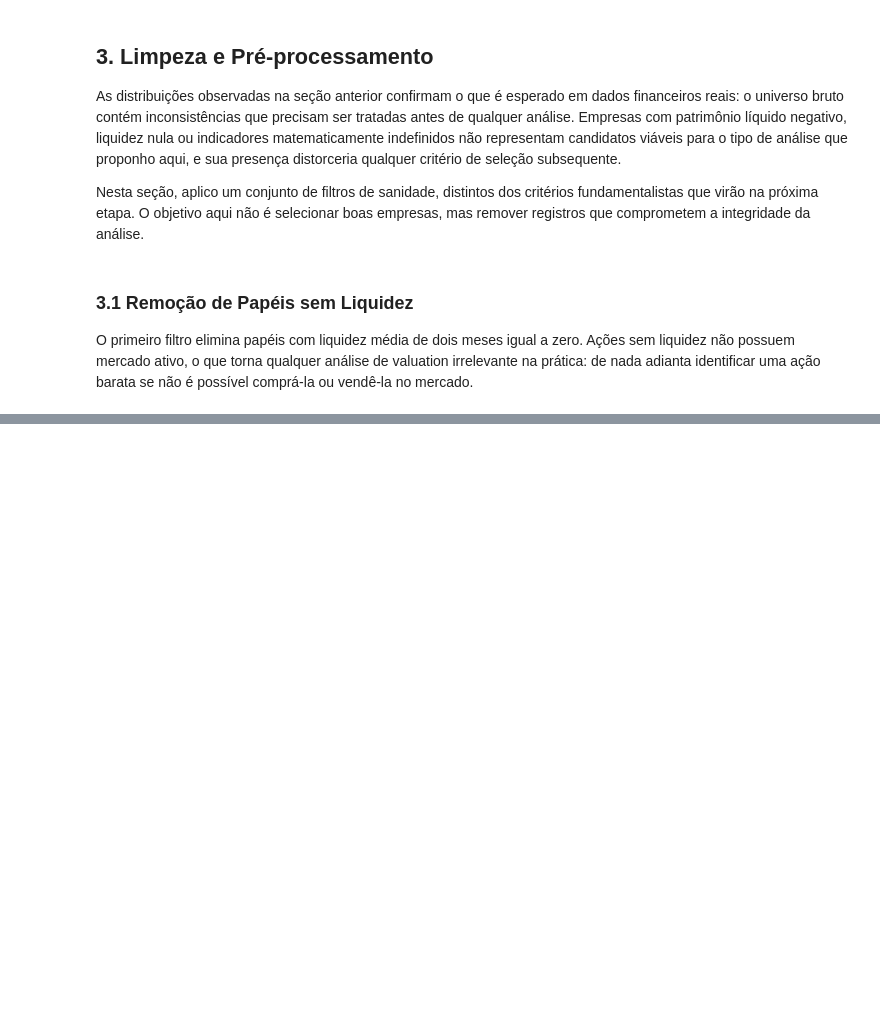
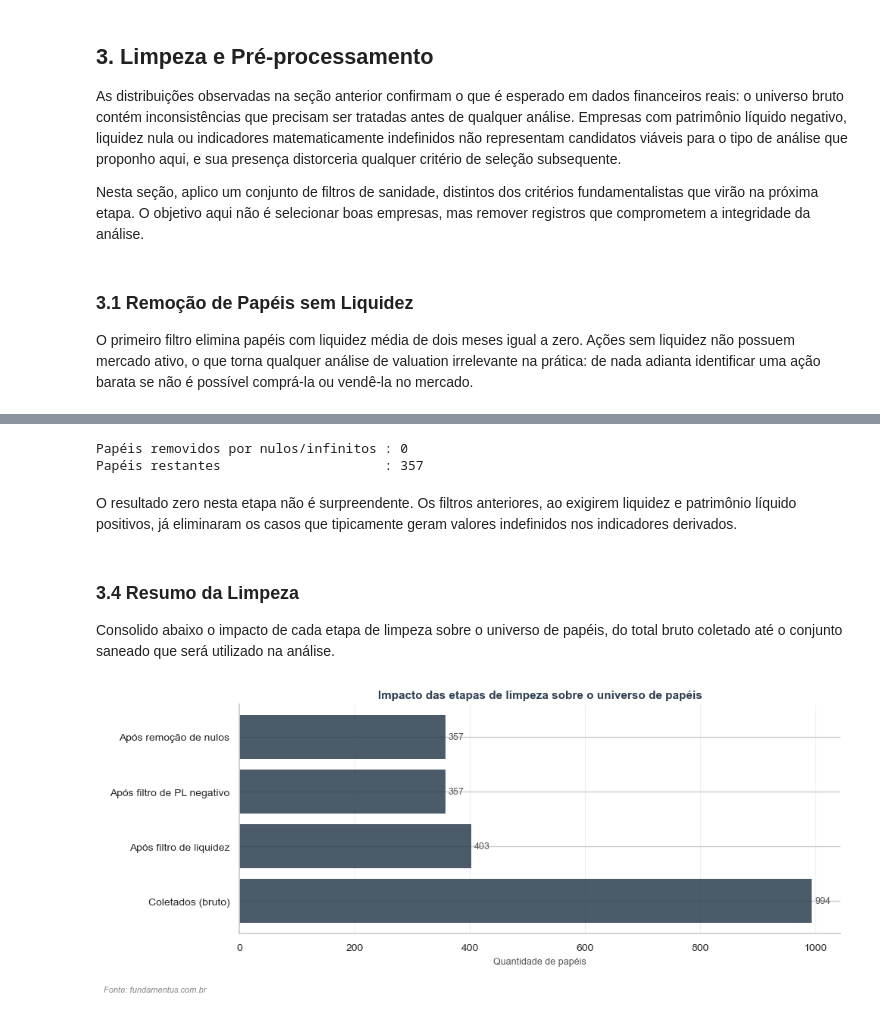
Before and after one commit to esscova/financas-quantitativas, a Jupyter notebook: Filtrando indicadores fundamentalistas de ações com Python/analisando_indicadores_fundamentalistas.ipynb, the cells around one changed output, grey strips where cells are left out. Cells and saved outputs as stored; diff of their text form; code cells hidden in the pictures; blank space fills up the shorter version.

Commit message:
feat: finalizar secao de limpeza e preprocessamento

```diff
--- a/Filtrando indicadores fundamentalistas de ações com Python/analisando_indicadores_fundamentalistas.ipynb
+++ b/Filtrando indicadores fundamentalistas de ações com Python/analisando_indicadores_fundamentalistas.ipynb
@@ -321,0 +379,58 @@ se não é possível comprá-la ou vendê-la no mercado.
+# %%
+antes = len(df)
+
+df = df.replace([float('inf'), float('-inf')], pd.NA)
+df = df.dropna(subset=['P/L', 'P/VP', 'ROE', 'Div.Yield', 'ROIC', 'EV/EBITDA'])
+
+print(f"Papéis removidos por nulos/infinitos : {antes - len(df)}")
+print(f"Papéis restantes                     : {len(df)}")
+# %% [output]
+Papéis removidos por nulos/infinitos : 0
+Papéis restantes                     : 357
+# %% [markdown]
+O resultado zero nesta etapa não é surpreendente. Os filtros anteriores,
+ao exigirem liquidez e patrimônio líquido positivos, já eliminaram os casos
+que tipicamente geram valores indefinidos nos indicadores derivados.
+# %% [markdown]
+### 3.4 Resumo da Limpeza
+
+Consolido abaixo o impacto de cada etapa de limpeza sobre o universo de papéis,
+do total bruto coletado até o conjunto saneado que será utilizado na análise.
+# %%
+etapas = {
+    'Coletados (bruto)'          : 994,
+    'Após filtro de liquidez'    : 403,
+    'Após filtro de PL negativo' : 357,
+    'Após remoção de nulos'      : 357,
+}
+
+fig, ax = plt.subplots(figsize=(10, 4))
+
+barras = ax.barh(
+    list(etapas.keys()),
+    list(etapas.values()),
+    color=COR_BARRA, alpha=0.85, edgecolor='none'
+)
+
+for barra in barras:
+    largura = barra.get_width()
+    ax.text(largura + 5, barra.get_y() + barra.get_height() / 2,
+            f'{int(largura)}', va='center', fontsize=9, color='#555555')
+
+ax.set_xlabel('Quantidade de papéis', **FONTE_EIXO)
+ax.set_title('Impacto das etapas de limpeza sobre o universo de papéis',
+             **FONTE_TITULO)
+ax.xaxis.grid(True, color=COR_GRID, linewidth=0.8)
+ax.set_axisbelow(True)
+ax.spines['top'].set_visible(False)
+ax.spines['right'].set_visible(False)
+ax.spines['left'].set_color('#cccccc')
+ax.spines['bottom'].set_color('#cccccc')
+
+fig.text(0.01, -0.04, 'Fonte: fundamentus.com.br',
+         fontsize=8, color='#888888', style='italic')
+
+plt.tight_layout()
+plt.show()
+# %% [output]
+[figure, added]
```
Also changed, not shown: parts of 6 cells of this notebook.
